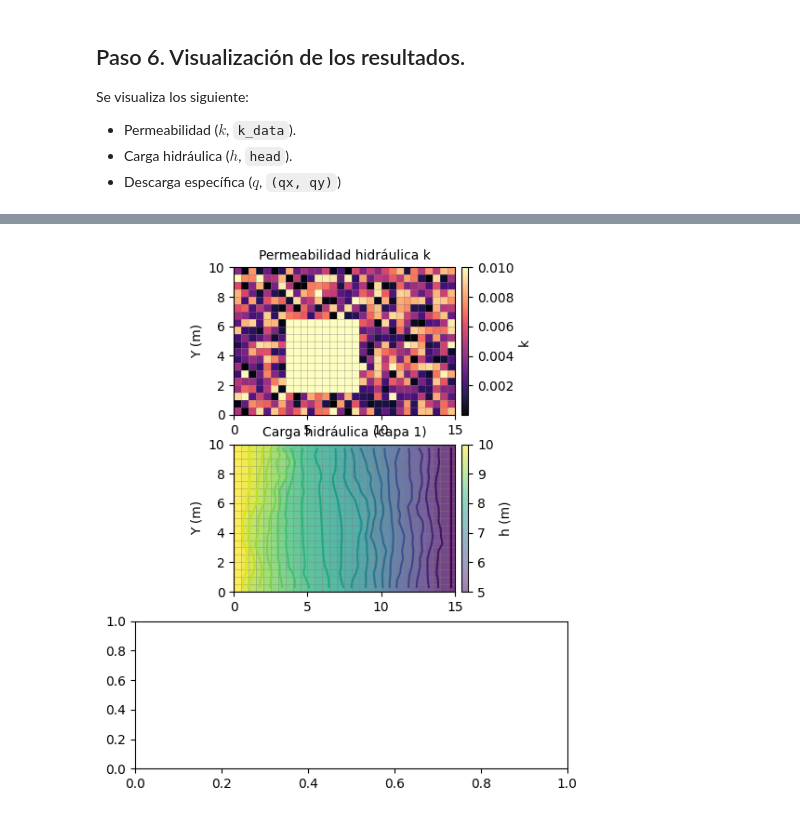
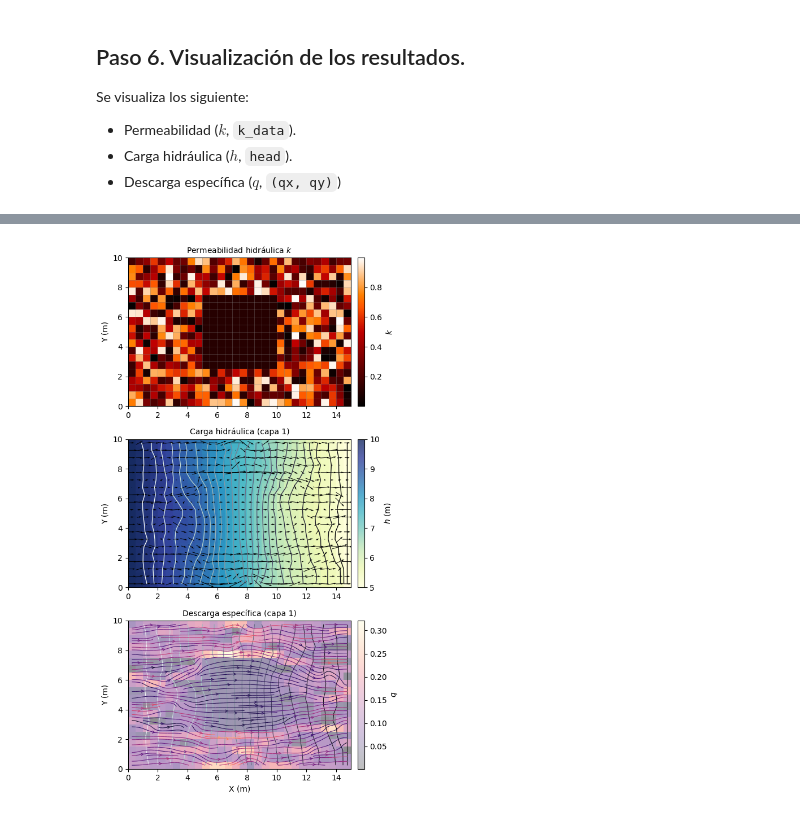
Before and after one commit to luiggix/xmf6, a Jupyter notebook: src/examples/00_MF6/03_MF6_GWF_v1.ipynb, the cells around one changed output, grey strips where cells are left out. Saved outputs shown, nothing was run; the diff lists cells and outputs as text; code cells hidden in the pictures.

```diff
--- a/src/examples/00_MF6/03_MF6_GWF_v1.ipynb
+++ b/src/examples/00_MF6/03_MF6_GWF_v1.ipynb
@@ -53,8 +53,8 @@ Estos parámetros se definen en diccionarios como se muesta a continuación.
 # --- Datos para la configuración de la simulación ---
 # Opciones de SO's: linux, macos, macosarm, windows
 conf = {
-#    'mf6_exe' : "C:\\Users\\luiggi\\Documents\\GitSites\\xmf6\\mf6\\windows\\mf6",
-    'mf6_exe' : "../../../mf6/macosarm/mf6",
+    'mf6_exe' : "C:\\Users\\luiggi\\Documents\\GitSites\\xmf6\\mf6\\windows\\mf6",
+#    'mf6_exe' : "../../../mf6/macosarm/mf6",
     'model_name' : "flow",
     'sim_ws' : "sandbox3"
 }
@@ -106,10 +106,10 @@ for row in range(mesh['nrow']):
 # %%
 # --- Datos para las propiedades de flujo ---
 # Creamos un arreglo de conductividad hidráulica para toda la grilla
-k_data = np.random.rand(mesh['nlay'], mesh['nrow'], mesh['ncol'])*0.01  # Inicializamos con 1.0
+k_data = np.random.rand(mesh['nlay'], mesh['nrow'], mesh['ncol'])*1.0  # Inicializamos con 1.0
 
 # Asignamos una conductividad baja en una sección del dominio
-k_data[:,7:17,7:17] = 0.01  # columnas 5 a 9
+k_data[:,5:15,10:20] = 0.1
 
 #print(k_data)
 # %% [markdown]
@@ -225,6 +225,9 @@ spdis = bud.get_data(text="DATA-SPDIS")[0]
 
 # Extraer componentes del flujo en un arreglo 3D para graficación
 qx, qy, qz = flopy.utils.postprocessing.get_specific_discharge(spdis, o_gwf)
+
+# Norma de la descarga específica
+q = np.sqrt(np.square(qx[0]) + np.square(qy[0]))
 # %% [markdown]
 ## Paso 6. Visualización de los resultados.
 
@@ -237,72 +240,87 @@ Se visualiza los siguiente:
 x, y, z = o_gwf.modelgrid.xyzcellcenters
 
 # --- Definición de la figura ---
-fig, ax = plt.subplots(3, 1, figsize =(6,7))
+fig, (ax1, ax2, ax3) = plt.subplots(3, 1, figsize =(10,10))
 
 ### Gráfica 1.
 
 # Mapa visual del modelo. En este caso el modelo es 'o_gwf'.
-kmapview = flopy.plot.PlotMapView(model=o_gwf, ax=ax[0])
+kview = flopy.plot.PlotMapView(model=o_gwf, ax=ax1)
 
 # Visualización de la malla, con una transparencia.
-kmapview.plot_grid(linewidths=0.5, alpha =0.5)
+kview.plot_grid(linewidths=0.5, alpha =0.5)
 
 # Visualización de la permeabilidad hidráulica usando un mapa de color.
-k_b = kmapview.plot_array(k_data, cmap="magma", vmin=np.nanmin(k_data), vmax=np.nanmax(k_data), alpha=0.95)
+kvmin=np.nanmin(k_data)
+kvmax=np.nanmax(k_data)
+k_b = kview.plot_array(k_data, cmap="gist_heat", vmin=kvmin, vmax=kvmax)
 
 # Barra de color.
-plt.colorbar(k_b, ax=ax[0], label="k ", cax = xmf6.vis.cax(ax[0], k_b))
+plt.colorbar(k_b, ax=ax1, label="$k$",# ticks = [kvmin, kvmax],
+             cax = xmf6.vis.cax(ax1, k_b))
 
 # Personalización de la gráfica.
-ax[0].set_title("Permeabilidad hidráulica k", fontsize=10)
-ax[0].set_ylabel("Y (m)")
-ax[0].set_aspect('equal')
+ax1.set_title("Permeabilidad hidráulica $k$", fontsize=10)
+ax1.set_ylabel("Y (m)")
+ax1.set_aspect('equal')
 
 ### Gráfica 2.
 
 # Mapa visual del modelo. En este caso el modelo es 'o_gwf'.
-meshview = flopy.plot.PlotMapView(model=o_gwf, ax=ax[1])
+hview = flopy.plot.PlotMapView(model=o_gwf, ax=ax2)
 
-# Visualización de la malla, con una transparencia.
-meshview.plot_grid(linewidths=0.5, alpha =0.5)
+# Visualización de la carga hidráulica usando un mapa de color.
+hvmin=np.nanmin(head)
+hvmax=np.nanmax(head)
+cb = hview.plot_array(head, cmap="YlGnBu", vmin=hvmin, vmax=hvmax, alpha=0.75)
 
 # Visualización de la carga hidráulica usando contornos.
-ct = meshview.contour_array(head, levels=20, linewidths=1.5, color='silver')
+ct = hview.contour_array(head, levels=30, cmap="bone", linewidths=1.0)
 
-# Visualización de la carga hidráulica usando un mapa de color.
-cb = meshview.plot_array(head, cmap="viridis", vmin=np.nanmin(head), vmax=np.nanmax(head), alpha=0.5)
+ax2.quiver(x, y, qx[0], qy[0], color='k',
+           #q, cmap="bone",
+           scale=3, linewidth =0.95, pivot='middle')
 
 # Barra de color.
-plt.colorbar(cb, ax=ax[1], label="h (m)", cax = xmf6.vis.cax(ax[1], cb))
+plt.colorbar(cb, ax=ax2, label="$h$ (m)", cax = xmf6.vis.cax(ax2, cb))
 
 # Personalización de la gráfica.
-ax[1].set_title("Carga hidráulica (capa 1)", fontsize=10)
-ax[1].set_ylabel("Y (m)")
-ax[1].set_aspect('equal')
-plt.show()
-
+ax2.set_title("Carga hidráulica (capa 1)", fontsize=10)
+ax2.set_ylabel("Y (m)")
+ax2.set_aspect('equal')
 
 ### Gráfica 3.
 
 # Mapa visual del modelo. En este caso el modelo es 'o_gwf'.
-flowview = flopy.plot.PlotMapView(model=o_gwf, ax=ax[2])
+fview = flopy.plot.PlotMapView(model=o_gwf, ax=ax3)
 
-# Visualización de la carga hidráulica usando un mapa de color.
-fb = flowview.plot_array(head, cmap="viridis", vmin=np.nanmin(head), vmax=np.nanmax(head), alpha=0.5)
+# Visualización de la permeabilidad hidráulica usando un mapa de color.
+qvmin=np.nanmin(q)
+qvmax=np.nanmax(q)
+q_b = fview.plot_array(q, cmap="magma", vmin=qvmin, vmax=qvmax, alpha=0.25)
 
-# Visualización de los vectores de la descarga específica.
-#skip = (slice(None, None, 1), slice(None, None, 1))  # Saltar para no saturar
-ax[2].quiver(x, y, qx[0], qy[0], scale=0.01, linewidth =0.15, color='k', pivot='middle')
+# Visualización de la carga hidráulica usando contornos.
+ct = fview.contour_array(head, levels=20, cmap='bone', linewidths=0.75, )
+
+ax3.streamplot(x, y[::-1][:], qx[0], qy[0][::-1],
+               density=[2, 1.5], linewidth=0.75, broken_streamlines=True,
+               color = q, cmap="magma",
+               arrowstyle="->", arrowsize=0.75,  )
+
+#ax[1,1].yaxis.set_inverted(True), color=k_data[0], cmap="YlGnBu",
+ax3.set_aspect('equal')
 
 # Barra de color.
-#plt.colorbar(fb, ax=ax[2], label="h (m)", cax = xmf6.vis.cax(ax[2], fb))
+plt.colorbar(q_b, ax=ax3, label="$q$", #ticks = [kvmin, kvmax],
+             cax = xmf6.vis.cax(ax3, q_b))
 
 # Personalización de la gráfica.
-ax[2].set_title("Vectores de flujo sobre carga hidráulica (capa 1)", fontsize=10)
-ax[2].set_xlabel("X (m)")
-ax[2].set_ylabel("Y (m)")
-ax[2].set_aspect('equal')
+ax3.set_title("Descarga específica (capa 1)", fontsize=10)
+ax3.set_xlabel("X (m)")
+ax3.set_ylabel("Y (m)")
+ax3.set_aspect('equal')
 
 plt.tight_layout()
+plt.savefig("03_MF6.pdf")
 plt.show()
 # %% [output]
@@ -310 +327 @@ plt.show()
-[figure, old version]
+[figure, new version]
```
Also changed, not shown: parts of 7 cells of this notebook, 5 other files.
